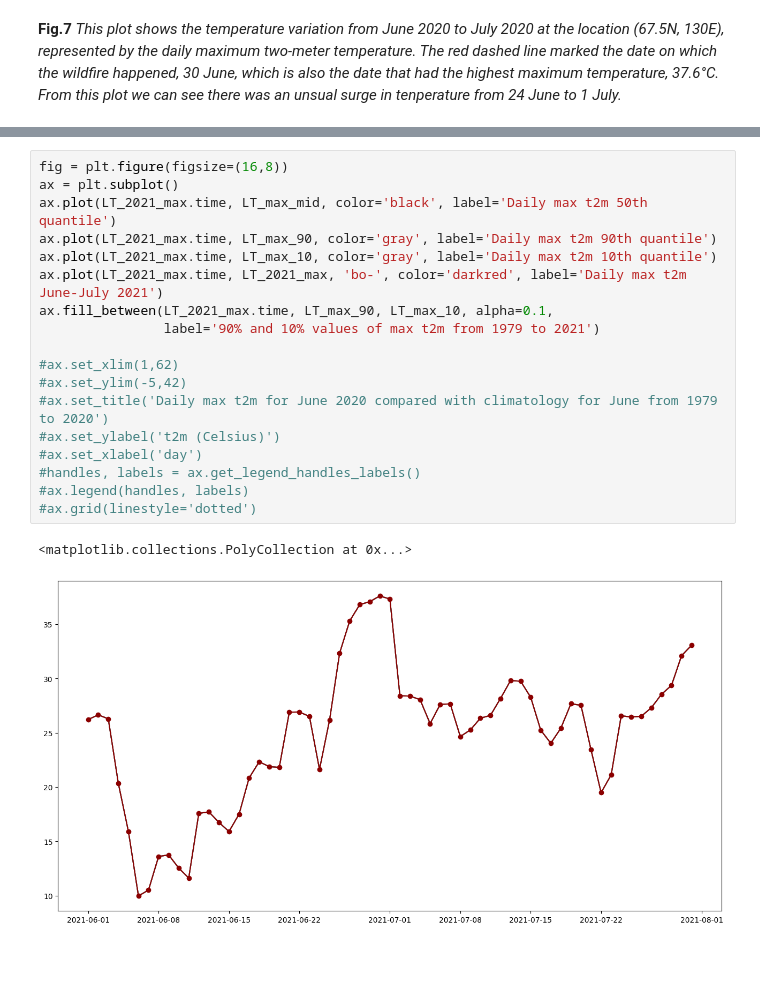
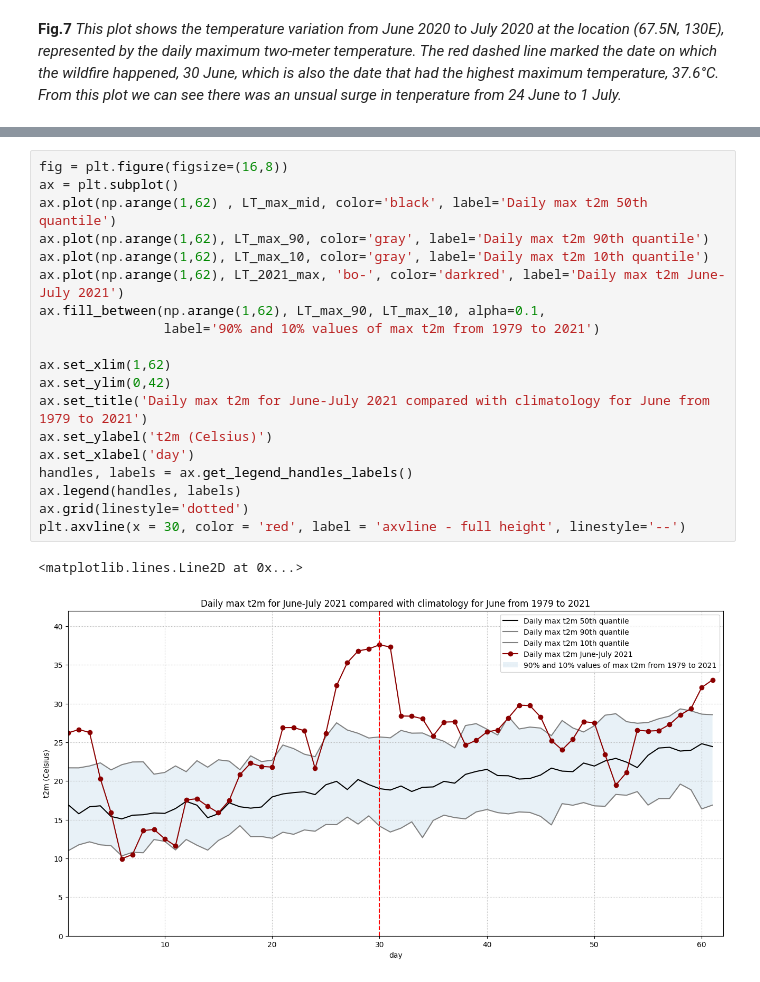
Before and after one commit to xinhe-zhang/heatwave, a Jupyter notebook: HW1.ipynb, the cells around one changed output, grey strips where cells are left out. Drawn from its saved outputs; the diff is of its cells as text.

```diff
--- a/HW1.ipynb
+++ b/HW1.ipynb
@@ -533,21 +543,22 @@ Coordinates:
 # %%
 fig = plt.figure(figsize=(16,8))
 ax = plt.subplot()
-ax.plot(LT_2021_max.time, LT_max_mid, color='black', label='Daily max t2m 50th quantile')
-ax.plot(LT_2021_max.time, LT_max_90, color='gray', label='Daily max t2m 90th quantile')
-ax.plot(LT_2021_max.time, LT_max_10, color='gray', label='Daily max t2m 10th quantile')
-ax.plot(LT_2021_max.time, LT_2021_max, 'bo-', color='darkred', label='Daily max t2m June-July 2021')
-ax.fill_between(LT_2021_max.time, LT_max_90, LT_max_10, alpha=0.1,
+ax.plot(np.arange(1,62) , LT_max_mid, color='black', label='Daily max t2m 50th quantile')
+ax.plot(np.arange(1,62), LT_max_90, color='gray', label='Daily max t2m 90th quantile')
+ax.plot(np.arange(1,62), LT_max_10, color='gray', label='Daily max t2m 10th quantile')
+ax.plot(np.arange(1,62), LT_2021_max, 'bo-', color='darkred', label='Daily max t2m June-July 2021')
+ax.fill_between(np.arange(1,62), LT_max_90, LT_max_10, alpha=0.1,
                 label='90% and 10% values of max t2m from 1979 to 2021')
 
-#ax.set_xlim(1,62)
-#ax.set_ylim(-5,42)
-#ax.set_title('Daily max t2m for June 2020 compared with climatology for June from 1979 to 2020')
-#ax.set_ylabel('t2m (Celsius)')
-#ax.set_xlabel('day')
-#handles, labels = ax.get_legend_handles_labels()
-#ax.legend(handles, labels)
-#ax.grid(linestyle='dotted')
+ax.set_xlim(1,62)
+ax.set_ylim(0,42)
+ax.set_title('Daily max t2m for June-July 2021 compared with climatology for June from 1979 to 2021')
+ax.set_ylabel('t2m (Celsius)')
+ax.set_xlabel('day')
+handles, labels = ax.get_legend_handles_labels()
+ax.legend(handles, labels)
+ax.grid(linestyle='dotted')
+plt.axvline(x = 30, color = 'red', label = 'axvline - full height', linestyle='--')
 # %% [output]
-<matplotlib.collections.PolyCollection at 0x...>
+<matplotlib.lines.Line2D at 0x...>
-[figure, old version]
+[figure, new version]
```
Also changed, not shown: parts of 6 cells of this notebook.
